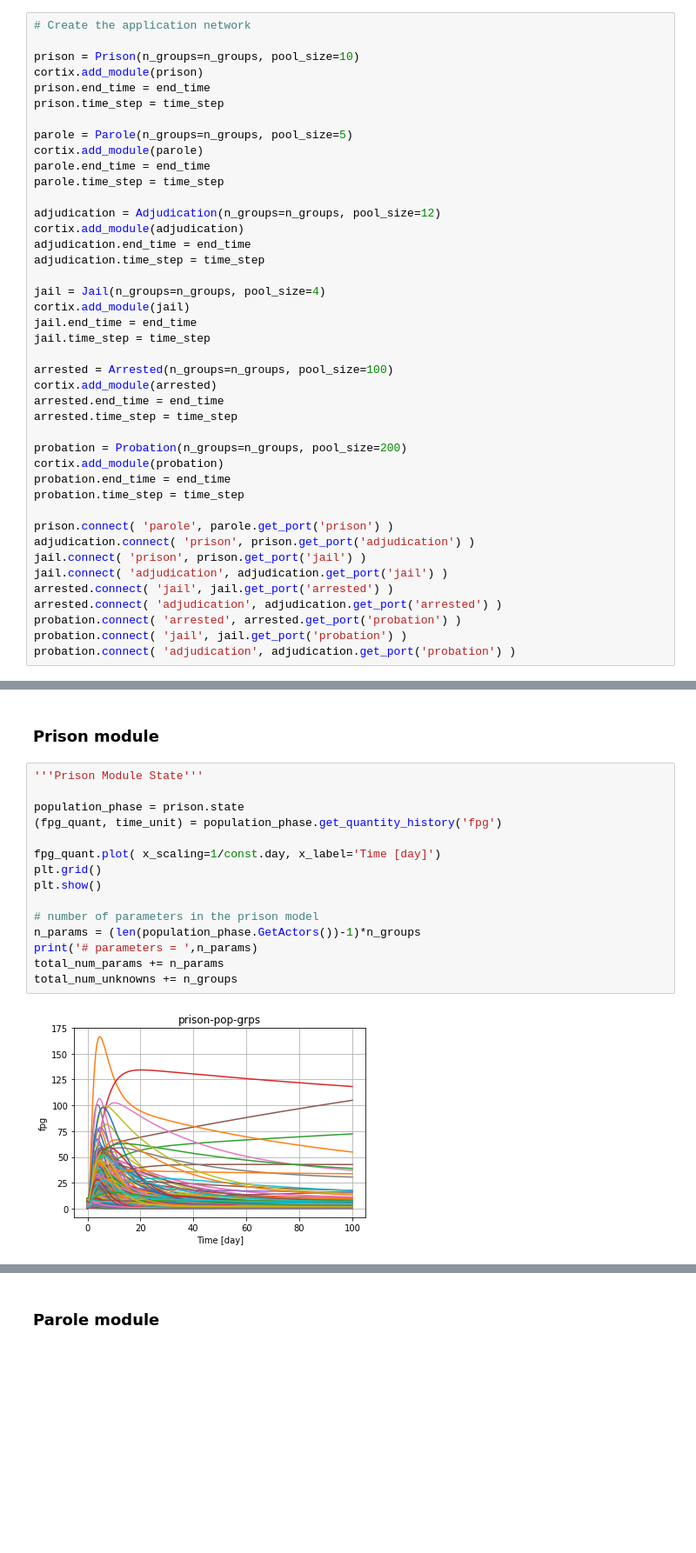
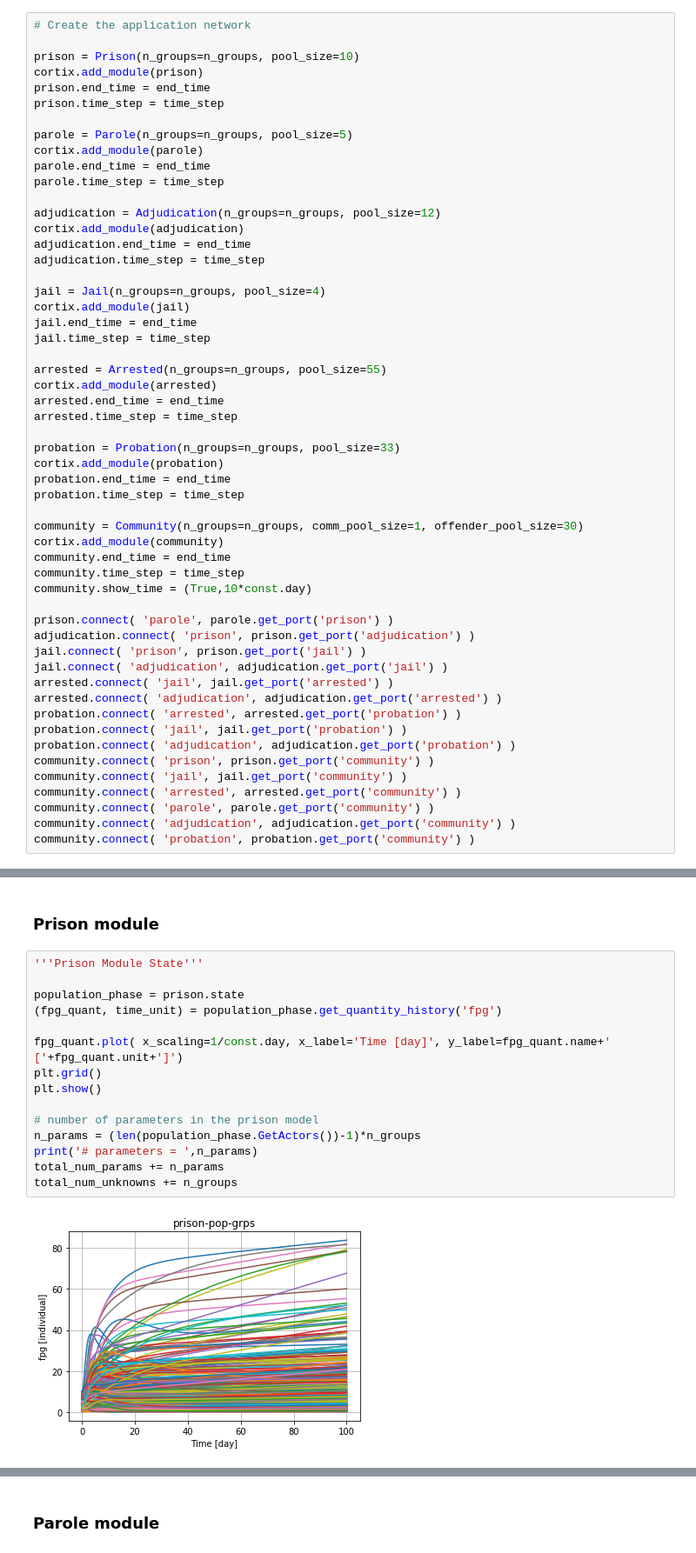
Before and after one commit to dpploy/cortix-nb, a Jupyter notebook: run_justice.ipynb, the cells around one changed output, grey strips where cells are left out. Shown at 87% size. Drawn from its saved outputs; the diff is of its cells as text; blank space fills up the shorter version.

```diff
--- a/run_justice.ipynb
+++ b/run_justice.ipynb
@@ -429,15 +431,21 @@ cortix.add_module(jail)
 jail.end_time = end_time
 jail.time_step = time_step
 
-arrested = Arrested(n_groups=n_groups, pool_size=100)
+arrested = Arrested(n_groups=n_groups, pool_size=55)
 cortix.add_module(arrested)
 arrested.end_time = end_time
 arrested.time_step = time_step
 
-probation = Probation(n_groups=n_groups, pool_size=200)
+probation = Probation(n_groups=n_groups, pool_size=33)
 cortix.add_module(probation)
 probation.end_time = end_time
 probation.time_step = time_step
+
+community = Community(n_groups=n_groups, comm_pool_size=1, offender_pool_size=30)
+cortix.add_module(community)
+community.end_time = end_time
+community.time_step = time_step
+community.show_time = (True,10*const.day)
 
 prison.connect( 'parole', parole.get_port('prison') )
 adjudication.connect( 'prison', prison.get_port('adjudication') )
@@ -448,6 +456,12 @@ arrested.connect( 'adjudication', adjudication.get_port('arrested') )
 probation.connect( 'arrested', arrested.get_port('probation') )
 probation.connect( 'jail', jail.get_port('probation') )
 probation.connect( 'adjudication', adjudication.get_port('probation') )
+community.connect( 'prison', prison.get_port('community') )
+community.connect( 'jail', jail.get_port('community') )
+community.connect( 'arrested', arrested.get_port('community') )
+community.connect( 'parole', parole.get_port('community') )
+community.connect( 'adjudication', adjudication.get_port('community') )
+community.connect( 'probation', probation.get_port('community') )
 # %% [markdown]
 ## Verify the network connectivity<a id="net"></a>
 # %%
@@ -506,20 +534,20 @@ total_num_unknowns = 0
 # %%
 '''Prison Module State'''
 
 population_phase = prison.state
 (fpg_quant, time_unit) = population_phase.get_quantity_history('fpg')
 
-fpg_quant.plot( x_scaling=1/const.day, x_label='Time [day]')
+fpg_quant.plot( x_scaling=1/const.day, x_label='Time [day]', y_label=fpg_quant.name+' ['+fpg_quant.unit+']')
 plt.grid()
 plt.show()
 
 # number of parameters in the prison model
 n_params = (len(population_phase.GetActors())-1)*n_groups
 print('# parameters = ',n_params)
 total_num_params += n_params
 total_num_unknowns += n_groups
 # %% [output]
-[figure, old version]
+[figure, new version]
 # parameters =  1800
 # %% [markdown]
 ### Parole module<a id="parole"></a>
```
Also changed, not shown: parts of 15 cells of this notebook, 1 other file.
